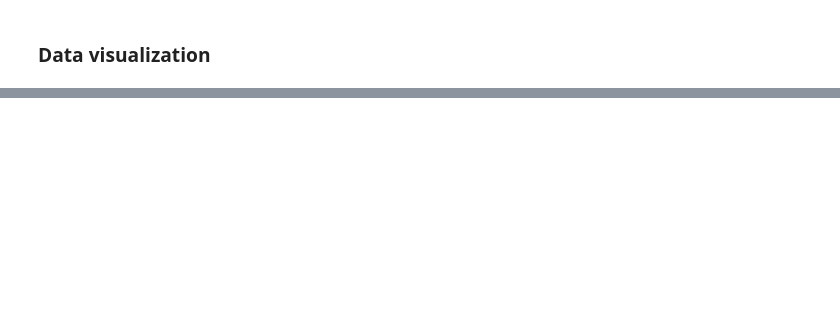
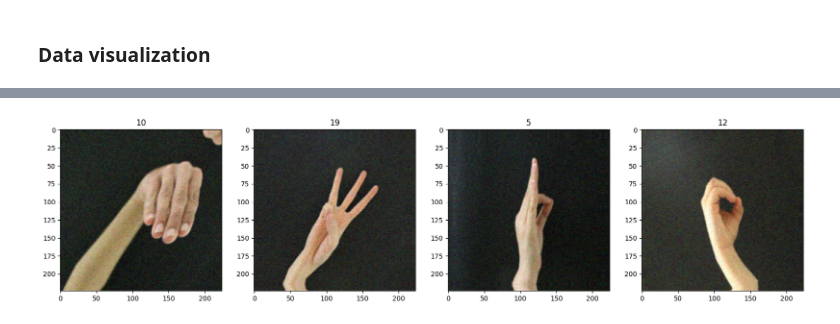
Before and after one commit to alfoCaiazza/LIS-Gesture-Translator, a Jupyter notebook: src/script/data_setput.ipynb, the cells around one changed output, grey strips where cells are left out. Saved outputs shown, nothing was run; the diff lists cells and outputs as text; code cells hidden in the pictures; blank space fills up the shorter version.

```diff
--- a/src/script/data_setput.ipynb
+++ b/src/script/data_setput.ipynb
@@ -46,0 +77,29 @@ for idx, img in enumerate(batch[0][:4]):
+# %%
+preprocessing_model = tf.keras.Sequential([
+    tf.keras.layers.Rescaling(1./255),
+
+    # Data augmentation:
+    tf.keras.layers.RandomFlip("horizontal"),  # Simulating left hand
+    tf.keras.layers.RandomRotation(0.1),       # Rotations, max ±10%
+
+    # Gaussiano noise
+    tf.keras.layers.Lambda(
+        lambda x: tf.clip_by_value(
+            x + tf.random.normal(tf.shape(x), mean=0.0, stddev=0.05), 0.0, 1.0
+        )
+    ),
+
+    tf.keras.layers.RandomZoom(0.1)
+])
+
+train_ds = train_ds.map(lambda x, y: (preprocessing_model(x), y))
+# %%
+train = train_ds.as_numpy_iterator()
+batch = train.next()
+# %%
+fig, ax = plt.subplots(ncols=4, figsize=(20,20))
+for idx, img in enumerate(batch[0][:4]):
+    ax[idx].imshow(img)
+    ax[idx].title.set_text(batch[1][idx])
+# %% [output]
+[figure, added]
```
Also changed, not shown: parts of 8 cells of this notebook.
